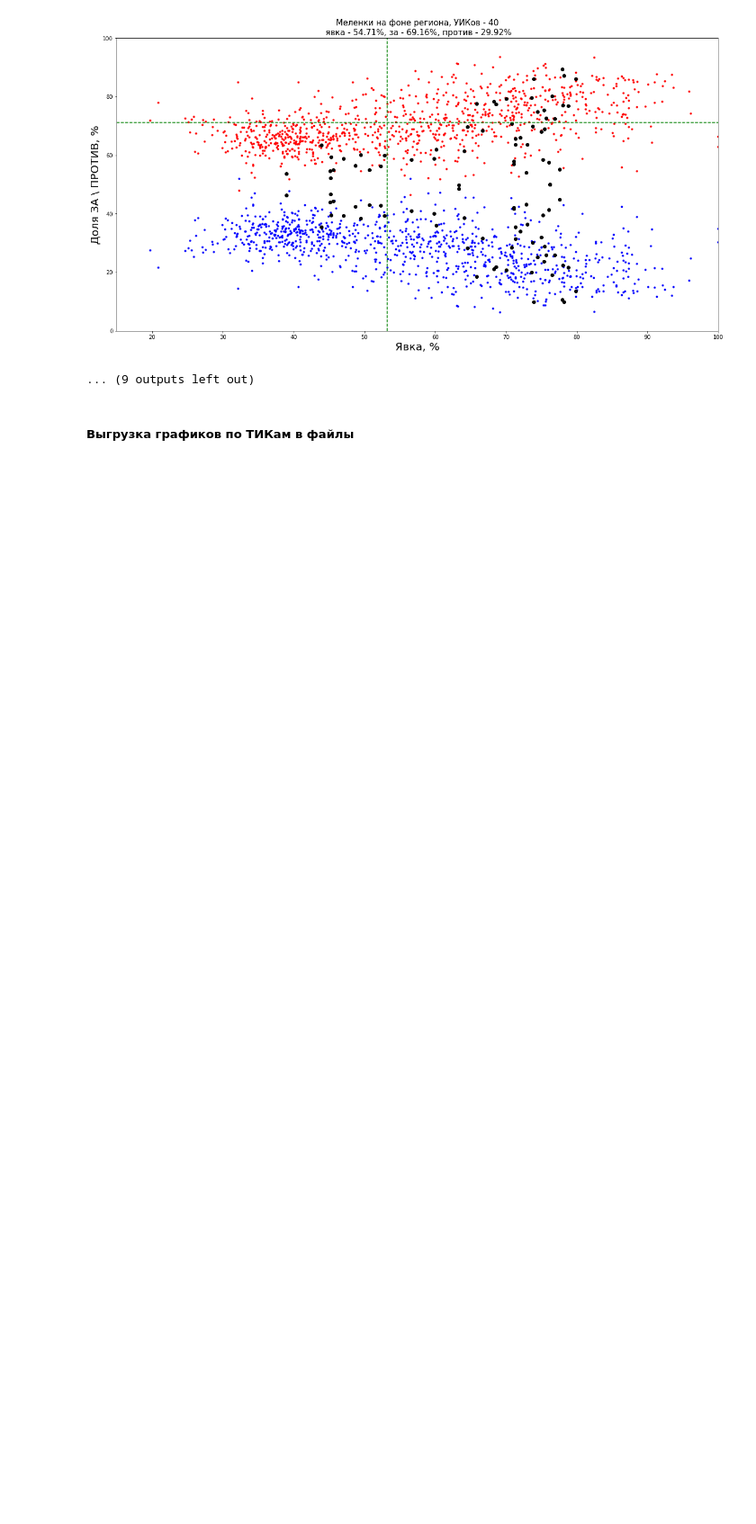
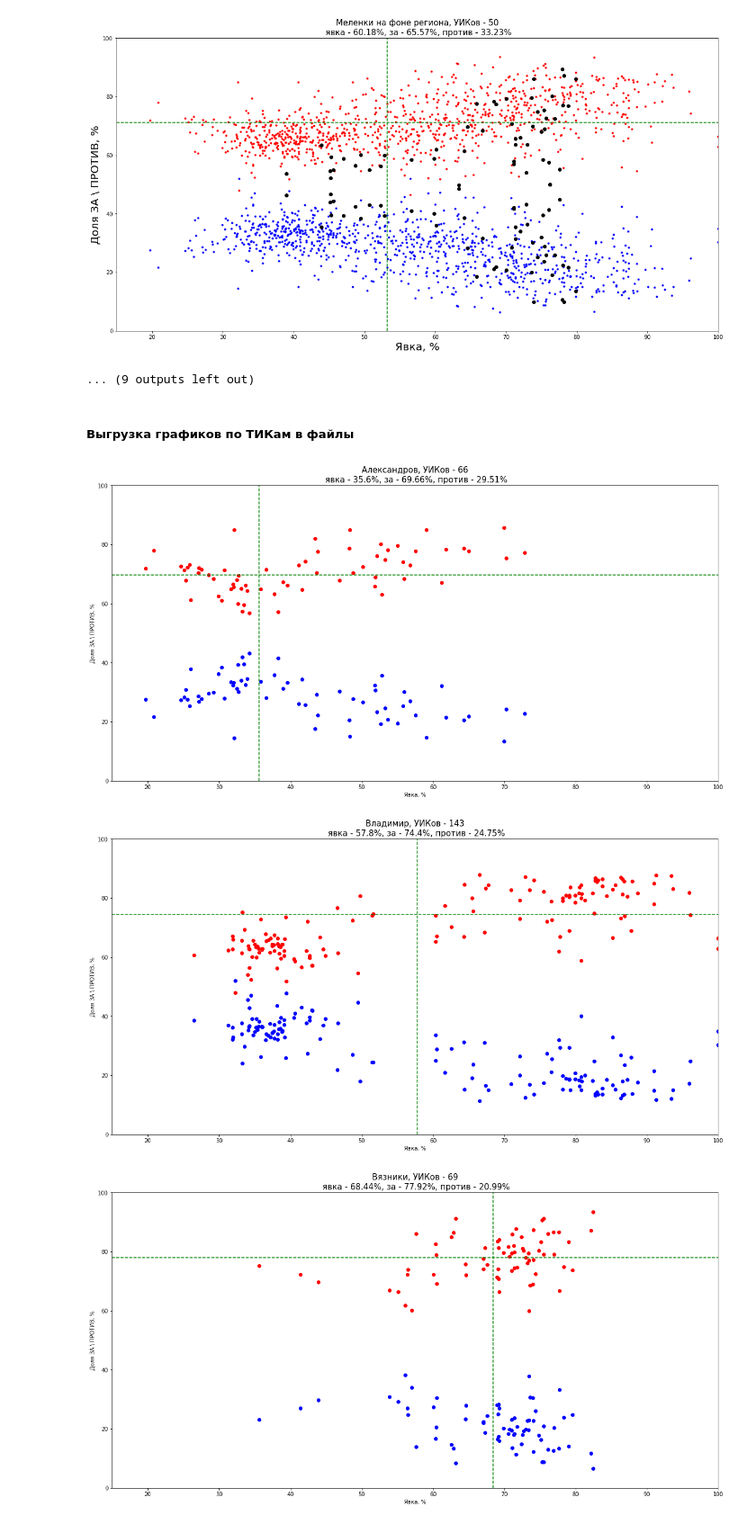
Before and after one commit to Akimgam/elections_2020, a Jupyter notebook: elections_2020.ipynb, the cells around one changed output. Shown at 90% size. Saved outputs shown, nothing was run; the diff lists cells and outputs as text; code cells hidden in the pictures; blank space fills up the shorter version.

Commit message:
seaborn, plotly plots added

```diff
--- a/elections_2020.ipynb
+++ b/elections_2020.ipynb
@@ -137,3 +140,46 @@ for tik_idx in range(df_tik.shape[0]):
 ... (9 outputs left out)
 # %% [markdown]
 ##### Выгрузка графиков по ТИКам в файлы
+# %%
+for tik_idx in range(df_tik.shape[0]):
+    figure, axes = plt.subplots(1, 1, sharex=True, sharey=True, figsize=(20,10))
+
+    tik_name = df_tik.iloc[tik_idx]['ТИК']
+    df_cur_tik = df_yik[df_yik['ТИК'] == tik_name]
+
+    axes.scatter(
+        df_cur_tik['Явка%'],
+        df_cur_tik['за%'],
+        c='r'
+    );
+    axes.scatter(
+        df_cur_tik['Явка%'],
+        df_cur_tik['против%'],
+        c='b');
+    axes.set_xlabel('Явка, %');
+    axes.set_ylabel('Доля ЗА \ ПРОТИВ, %');
+
+    yavka = df_cur_tik['Бюллетени в урнах'].sum() / df_cur_tik['Число участников'].sum() * 100
+    za = df_cur_tik['Голосов за'].sum() / df_cur_tik['Бюллетени в урнах'].sum() * 100
+    protiv = df_cur_tik['Голосов против'].sum() / df_cur_tik['Бюллетени в урнах'].sum() * 100
+    kol_yik = df_cur_tik.shape[0]
+
+#     axes.annotate(
+#         yavka[outliner_idx].index[0],
+#         (yavka[outliner_idx][0], za[outliner_idx][0]),
+#         fontsize=20
+#     );
+
+    axes.axvline(x=yavka, ls='--', c='g');
+    axes.axhline(y=za, ls='--', c='g');
+    axes.set_xlim(15, 100);
+    axes.set_ylim(0, 100);
+    axes.set_title(
+        '{}, УИКов - {}\n явка - {}%, за - {}%, против - {}%'\
+        .format(tik_name, kol_yik, round(yavka, 2), round(za, 2), round(protiv, 2)),
+        fontsize=15);
+#     figure.savefig('plots/{}.png'.format(tik_name));
+# %% [output]
+[figure, added]
+[figure, added]
+[figure, added]
```
Also changed, not shown: parts of 10 cells of this notebook, 41 other files.
